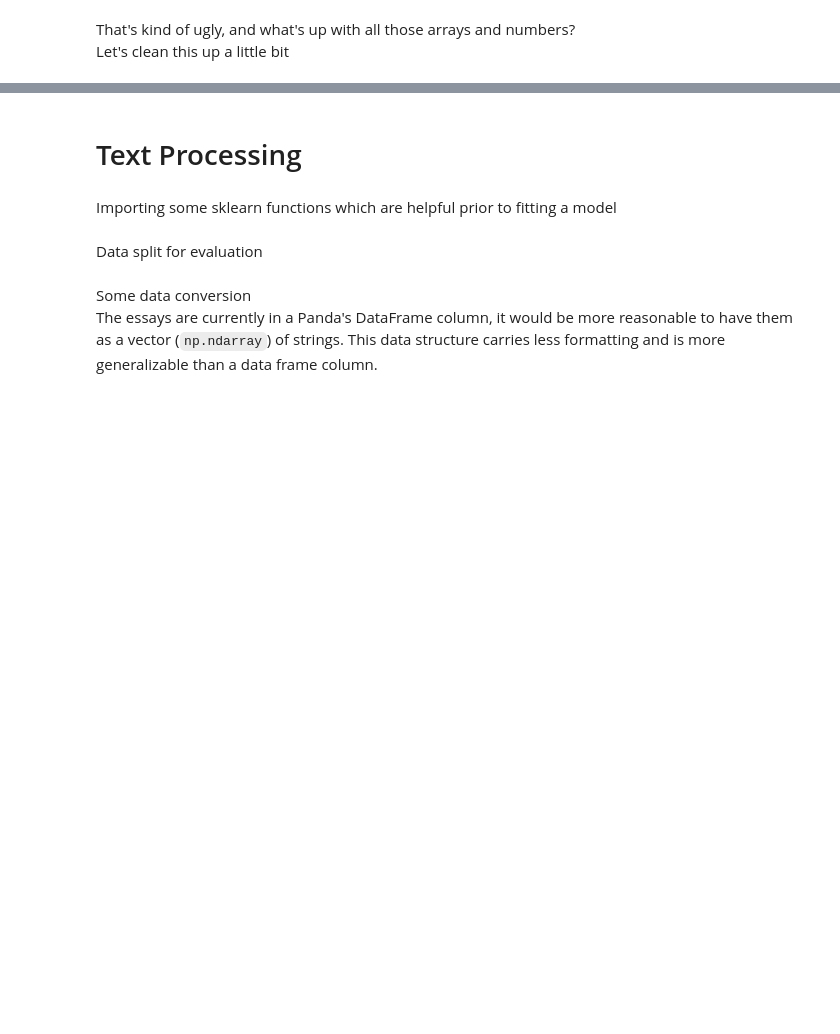
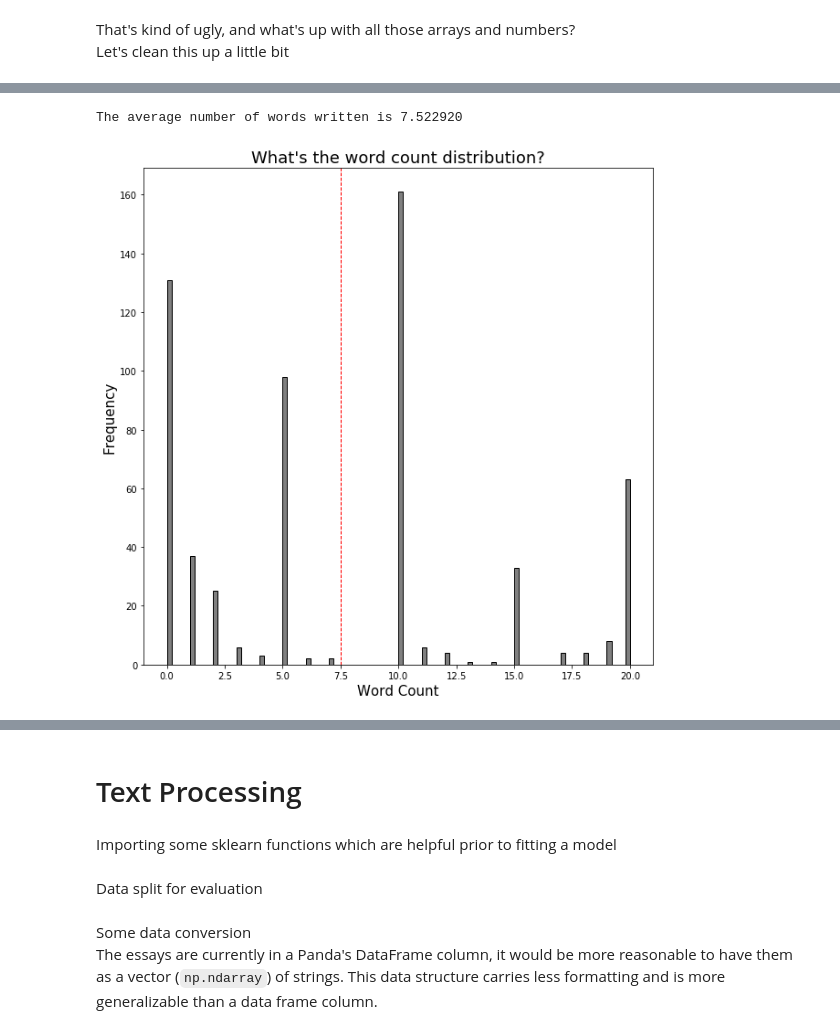
Before and after one commit to jdiaz4302/ML_Workshop_Series, a Jupyter notebook: L01-Text-Data-and-Logistic-Regression.ipynb, the cells around one changed output, grey strips where cells are left out. Cells and saved outputs as stored; diff of their text form; code cells hidden in the pictures; blank space fills up the shorter version.

```diff
--- a/L01-Text-Data-and-Logistic-Regression.ipynb
+++ b/L01-Text-Data-and-Logistic-Regression.ipynb
@@ -134,0 +109,12 @@ The average number of words written is 186.330479
+# %%
+average_donation = np.mean(subsetted_df['don'])
+print('The average number of words written is %0.6f' % average_donation)
+
+plt.hist(subsetted_df['don'], bins = 100, color = 'grey', edgecolor = 'black')
+plt.xlabel('Word Count', fontsize = 15)
+plt.ylabel('Frequency', fontsize = 15)
+plt.title("What's the word count distribution?", fontsize = 18)
+plt.axvline(x = average_donation, lw = 1, color = 'red', linestyle = '--');
+# %% [output]
+The average number of words written is 7.522920
+[figure, added]
```
Also changed, not shown: parts of 81 cells of this notebook.
